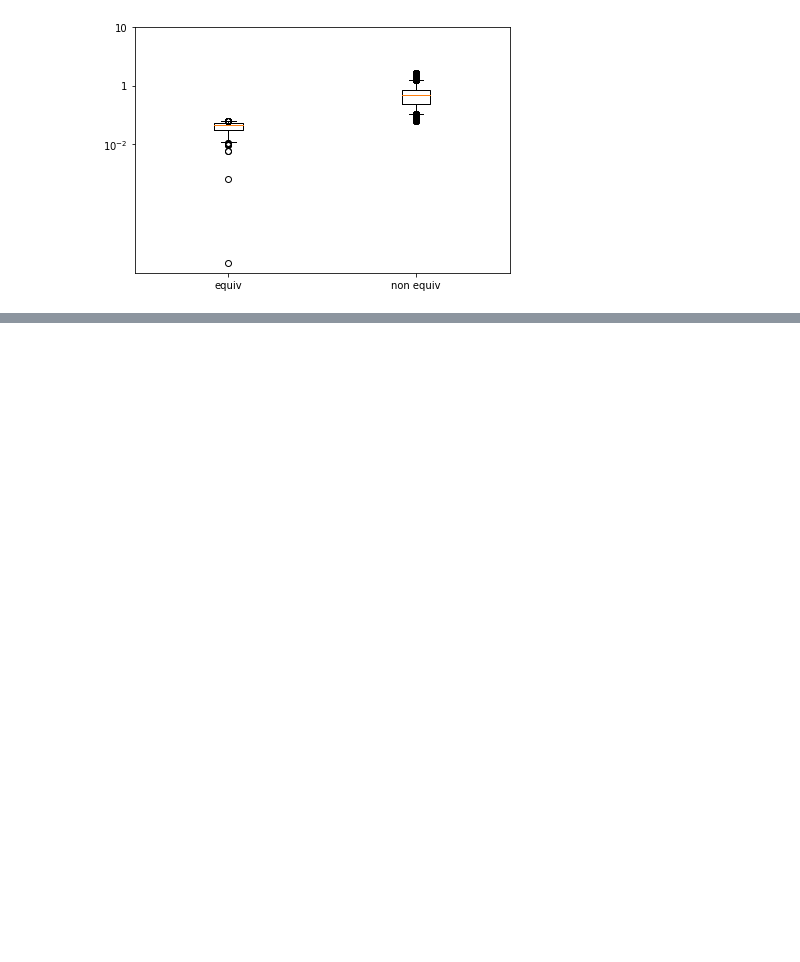
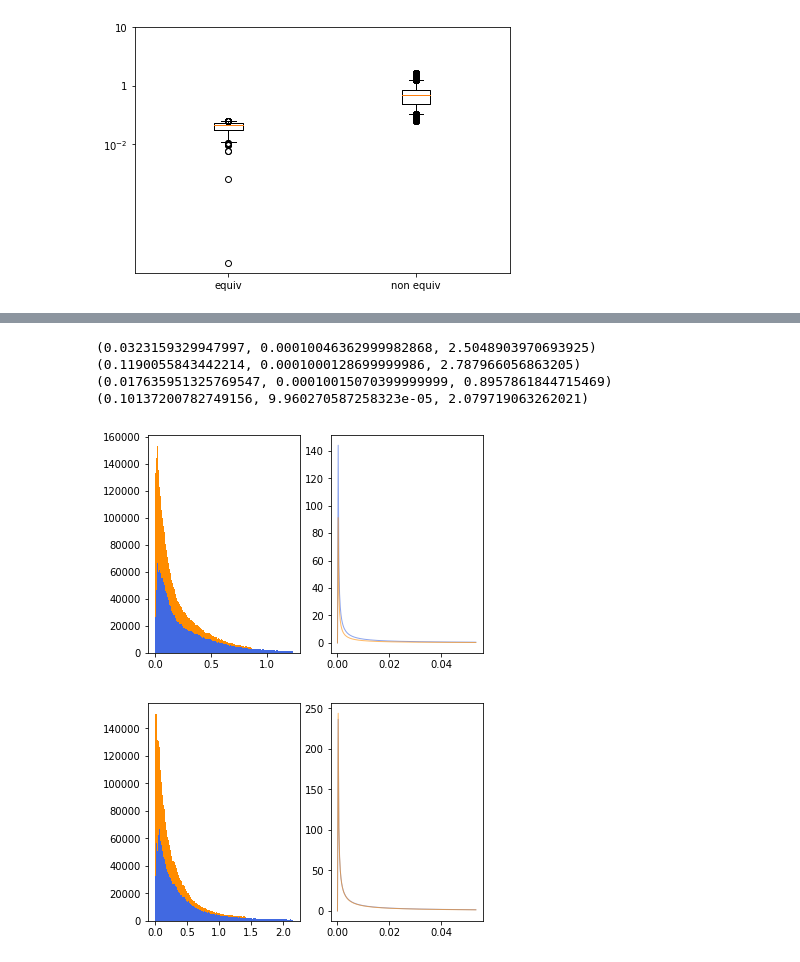
Before and after one commit to samysweb/nnequiv-experiments, a Jupyter notebook: analysis/Zonotope_Analysis.ipynb, the cells around one changed output, grey strips where cells are left out. Drawn from its saved outputs; the diff is of its cells as text; code cells hidden in the pictures; blank space fills up the shorter version.

```diff
--- a/analysis/Zonotope_Analysis.ipynb
+++ b/analysis/Zonotope_Analysis.ipynb
@@ -63,0 +104,37 @@ Max: 1.6747442483901978
+# %%
+v_fit_alpha_1_1, v_fit_loc_1_1, v_fit_beta_1_1=stats.gamma.fit(acas_1_1.depth_offset.valid_depth[:,0])
+i_fit_alpha_1_1, i_fit_loc_1_1, i_fit_beta_1_1=stats.gamma.fit(acas_1_1.depth_offset.invalid_depth[:,0])
+v_fit_alpha_1_2, v_fit_loc_1_2, v_fit_beta_1_2=stats.gamma.fit(acas_1_2.depth_offset.valid_depth[:,0])
+i_fit_alpha_1_2, i_fit_loc_1_2, i_fit_beta_1_2=stats.gamma.fit(acas_1_2.depth_offset.invalid_depth[:,0])
+print((v_fit_alpha_1_1, v_fit_loc_1_1, v_fit_beta_1_1))
+print((v_fit_alpha_1_2, v_fit_loc_1_2, v_fit_beta_1_2))
+print((i_fit_alpha_1_1, i_fit_loc_1_1, i_fit_beta_1_1))
+print((i_fit_alpha_1_2, i_fit_loc_1_2, i_fit_beta_1_2))
+# %% [output]
+(0.0323159329947997, 0.00010046362999982868, 2.5048903970693925)
+(0.1190055843442214, 0.0001000128699999986, 2.787966056863205)
+(0.017635951325769547, 0.00010015070399999999, 0.8957861844715469)
+(0.10137200782749156, 9.960270587258323e-05, 2.079719063262021)
+# %%
+def reject_outliers(data, m=2):
+    return data[abs(data - np.mean(data)) < m * np.std(data)]
+def plot_hists_depth(run, v_fit, i_fit, max_point):
+    fig, axs = plt.subplots(1, 2, sharey=False, tight_layout=False)
+    valid = reject_outliers(run.depth_offset.valid_depth[:,0],1)
+    invalid = reject_outliers(run.depth_offset.invalid_depth[:,0],1)
+    v_fit_alpha, v_fit_loc, v_fit_beta = v_fit
+    i_fit_alpha, i_fit_loc, i_fit_beta = i_fit
+    # We can set the number of bins with the `bins` kwarg
+    axs[0].hist([valid,invalid], bins='auto',color=['royalblue','darkorange'],stacked=True)
+    x = np.linspace(1e-8, max_point, 200)
+    axs[1].plot(x, stats.gamma.pdf(x, v_fit_alpha, v_fit_loc, v_fit_beta), lw=1, alpha=0.6, label='gamma pdf',color='royalblue')
+    axs[1].plot(x, stats.gamma.pdf(x, i_fit_alpha, i_fit_loc, i_fit_beta), lw=1, alpha=0.6, label='gamma pdf',color='darkorange')
+    #axs.hist(invalid, bins='auto',color='darkorange',stacked=True)
+max_point_1 = max(stats.gamma.ppf(0.66, v_fit_alpha_1_1, v_fit_loc_1_1, v_fit_beta_1_1),stats.gamma.ppf(0.66, i_fit_alpha_1_1, i_fit_loc_1_1, i_fit_beta_1_1))
+max_point_2 = max(stats.gamma.ppf(0.66, v_fit_alpha_1_2, v_fit_loc_1_2, v_fit_beta_1_2),stats.gamma.ppf(0.66, i_fit_alpha_1_2, i_fit_loc_1_2, i_fit_beta_1_2))
+max_point = max(max_point_1, max_point_2)
+plot_hists_depth(acas_1_1,(v_fit_alpha_1_1, v_fit_loc_1_1, v_fit_beta_1_1),(i_fit_alpha_1_1, i_fit_loc_1_1, i_fit_beta_1_1),max_point)
+plot_hists_depth(acas_1_2,(v_fit_alpha_1_2, v_fit_loc_1_2, v_fit_beta_1_2),(i_fit_alpha_1_2, i_fit_loc_1_2, i_fit_beta_1_2),max_point)
+# %% [output]
+[figure, added]
+[figure, added]
```
Also changed, not shown: parts of 8 cells of this notebook, 1 other file.
